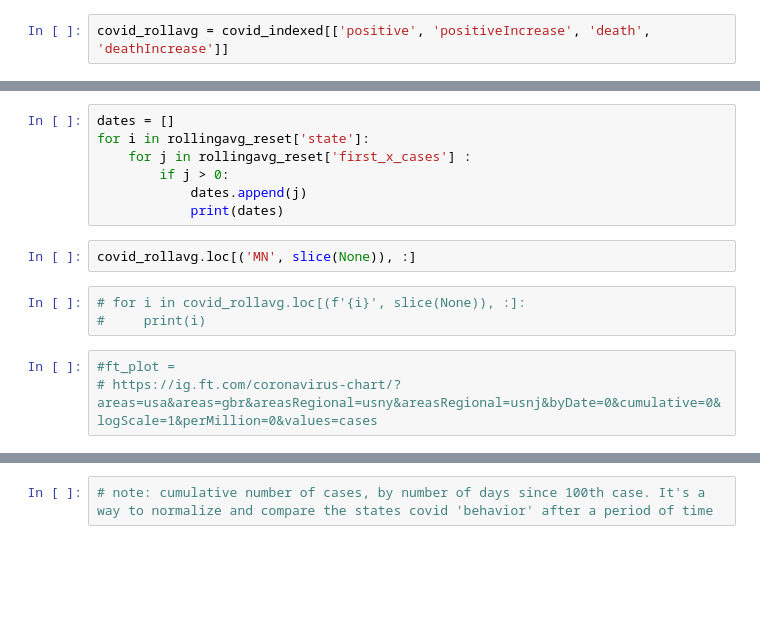
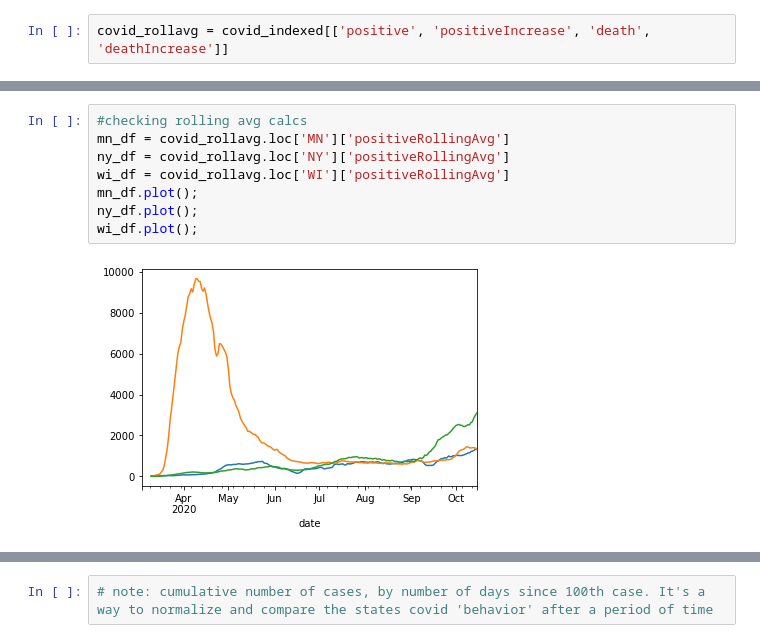
Before and after one commit to emilbello/COVID-19-Tracker, a Jupyter notebook: TimeSeries.ipynb, the cells around one changed output, grey strips where cells are left out. Cells and saved outputs as stored; diff of their text form; blank space fills up the shorter version.

Commit message:
rolling average completed

```diff
--- a/TimeSeries.ipynb
+++ b/TimeSeries.ipynb
@@ -185,15 +452,10 @@ rollingavg_reset.head()
-# %%
-dates = []
-for i in rollingavg_reset['state']:
-    for j in rollingavg_reset['first_x_cases'] :
-        if j > 0:
-            dates.append(j)
-            print(dates)
-# %%
-covid_rollavg.loc[('MN', slice(None)), :]
-# %%
-# for i in covid_rollavg.loc[(f'{i}', slice(None)), :]:
-#     print(i)
-# %%
-#ft_plot =
-# https://ig.ft.com/coronavirus-chart/?areas=usa&areas=gbr&areasRegional=usny&areasRegional=usnj&byDate=0&cumulative=0&logScale=1&perMillion=0&values=cases
+# %%
+#checking rolling avg calcs
+mn_df = covid_rollavg.loc['MN']['positiveRollingAvg']
+ny_df = covid_rollavg.loc['NY']['positiveRollingAvg']
+wi_df = covid_rollavg.loc['WI']['positiveRollingAvg']
+mn_df.plot();
+ny_df.plot();
+wi_df.plot();
+# %% [output]
+[figure, added]
```
Also changed, not shown: parts of 45 cells of this notebook.
